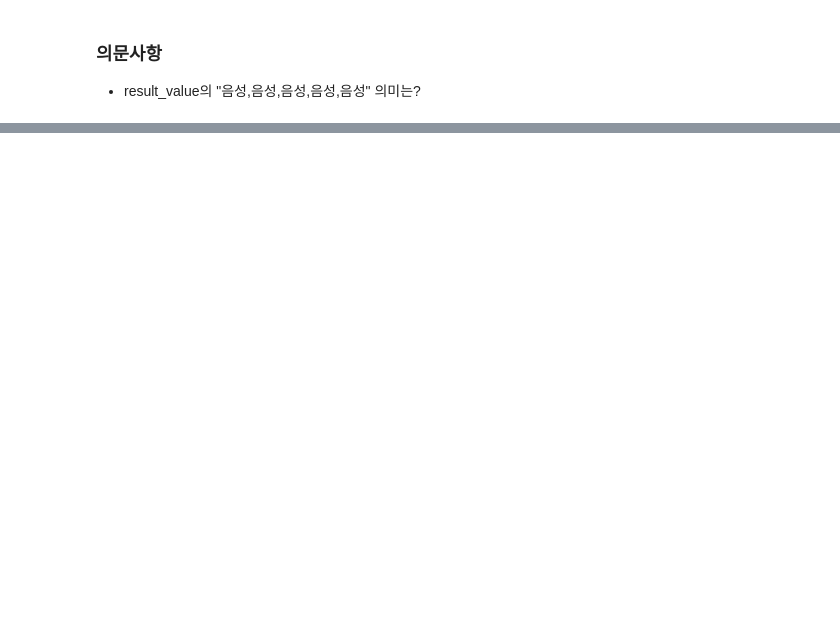
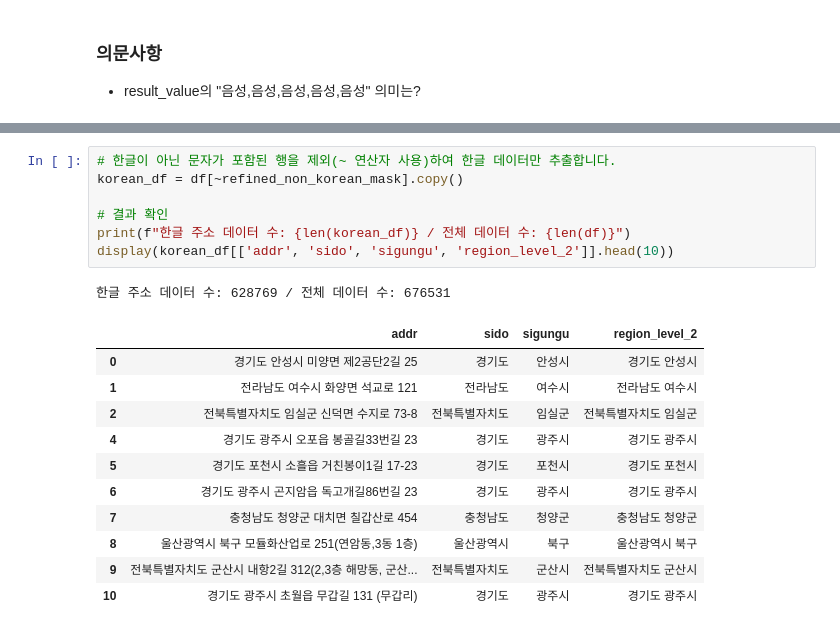
Before and after one commit to ancestor9/Listeria, a Jupyter notebook: Listeria_01_Extract_Data.ipynb, the cells around one changed output, grey strips where cells are left out. Saved outputs shown, nothing was run; the diff lists cells and outputs as text; blank space fills up the shorter version.

```diff
--- a/Listeria_01_Extract_Data.ipynb
+++ b/Listeria_01_Extract_Data.ipynb
@@ -207,0 +292,20 @@ print(f"필터링 후 tf 행 수: {len(tf_filtered)}")
+# %%
+# 한글이 아닌 문자가 포함된 행을 제외(~ 연산자 사용)하여 한글 데이터만 추출합니다.
+korean_df = df[~refined_non_korean_mask].copy()
+
+# 결과 확인
+print(f"한글 주소 데이터 수: {len(korean_df)} / 전체 데이터 수: {len(df)}")
+display(korean_df[['addr', 'sido', 'sigungu', 'region_level_2']].head(10))
+# %% [output]
+한글 주소 데이터 수: 628769 / 전체 데이터 수: 676531
+|  | addr | sido | sigungu | region_level_2 |
+| 0 | 경기도 안성시 미양면 제2공단2길 25 | 경기도 | 안성시 | 경기도 안성시 |
+| 1 | 전라남도 여수시 화양면 석교로 121 | 전라남도 | 여수시 | 전라남도 여수시 |
+| 2 | 전북특별자치도 임실군 신덕면 수지로 73-8 | 전북특별자치도 | 임실군 | 전북특별자치도 임실군 |
+| 4 | 경기도 광주시 오포읍 봉골길33번길 23 | 경기도 | 광주시 | 경기도 광주시 |
+| 5 | 경기도 포천시 소흘읍 거친봉이1길 17-23 | 경기도 | 포천시 | 경기도 포천시 |
+| 6 | 경기도 광주시 곤지암읍 독고개길86번길 23 | 경기도 | 광주시 | 경기도 광주시 |
+| 7 | 충청남도 청양군 대치면 칠갑산로 454 | 충청남도 | 청양군 | 충청남도 청양군 |
+| 8 | 울산광역시 북구 모듈화산업로 251(연암동,3동 1층) | 울산광역시 | 북구 | 울산광역시 북구 |
+| 9 | 전북특별자치도 군산시 내항2길 312(2,3층 해망동, 군산... | 전북특별자치도 | 군산시 | 전북특별자치도 군산시 |
+| 10 | 경기도 광주시 초월읍 무갑길 131 (무갑리) | 경기도 | 광주시 | 경기도 광주시 |
```
Also changed, not shown: parts of 14 cells of this notebook.
